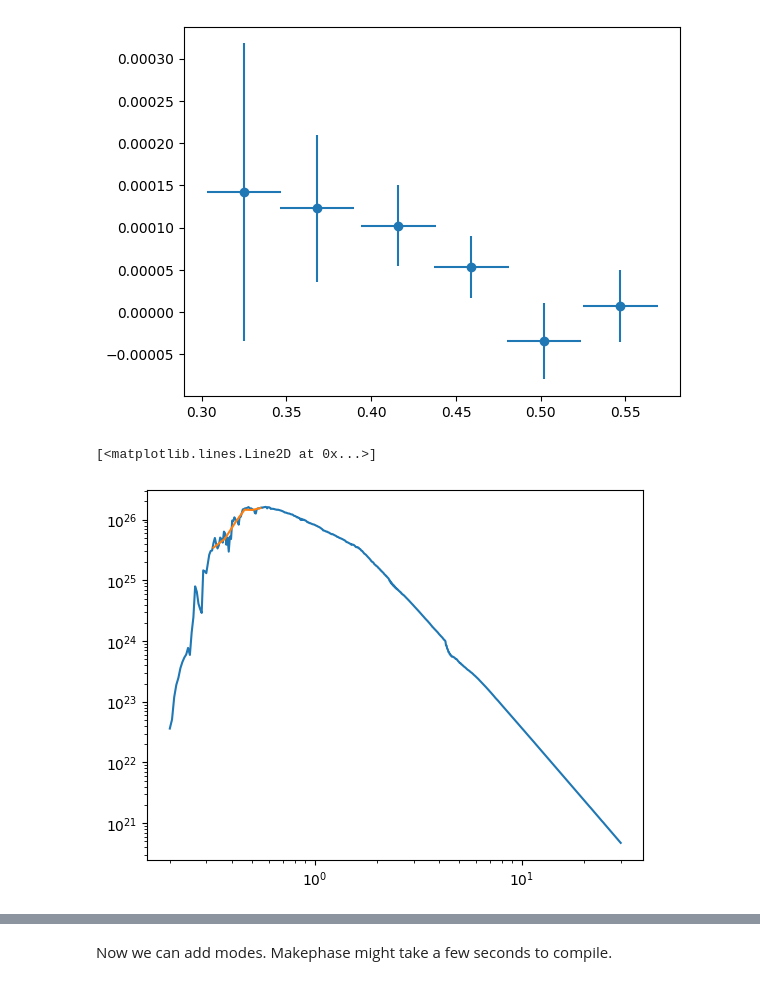
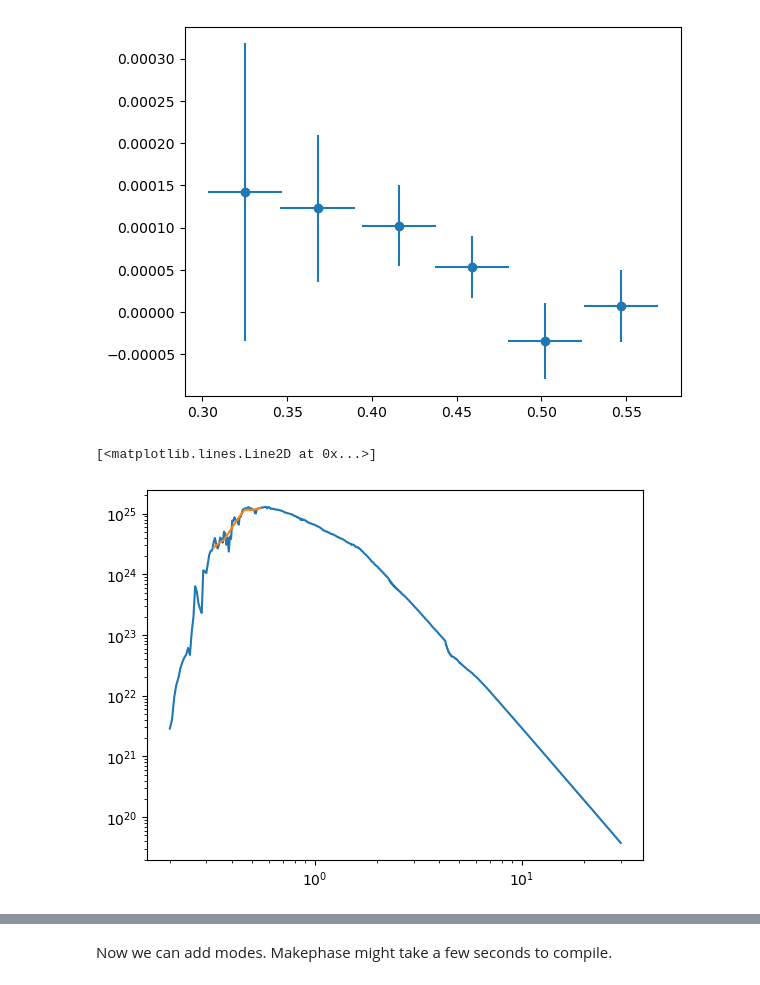
Before and after one commit to riobanerjee/nemesispy_agni, a Jupyter notebook: scattering_hd189.ipynb, the cells around one changed output, grey strips where cells are left out. Cells and saved outputs as stored; diff of their text form; code cells hidden in the pictures.

```diff
--- a/scattering_hd189.ipynb
+++ b/scattering_hd189.ipynb
@@ -48,16 +48,16 @@ plt.errorbar(planet_wave, planet_flux, yerr=planet_err, xerr=0.022, fmt='o')
 # %%
 # stellar spectrum
 st_spec = pd.read_csv('./example_data/hd189.dat', skiprows=3, header=None, sep='\s+')
 st_wave_full = st_spec[0].values
-st_flux_full = st_spec[1].values
+st_flux_full = st_spec[1].values / (4*np.pi)
 st_wave = planet_wave.copy()
 st_flux = spectres.spectres(planet_wave, st_wave_full, st_flux_full)
 plt.loglog(st_wave_full, st_flux_full)
 plt.loglog(st_wave, st_flux)
 # plt.gca().set_xscale('log')
 # %% [output]
 [<matplotlib.lines.Line2D at 0x...>]
-[figure, old version]
+[figure, new version]
 # %%
 # enstatite
 enstatite = pd.read_csv('./example_data/enstatite.dat', skiprows=2, header=None, sep='\s+')
```
Also changed, not shown: parts of 9 cells of this notebook.
